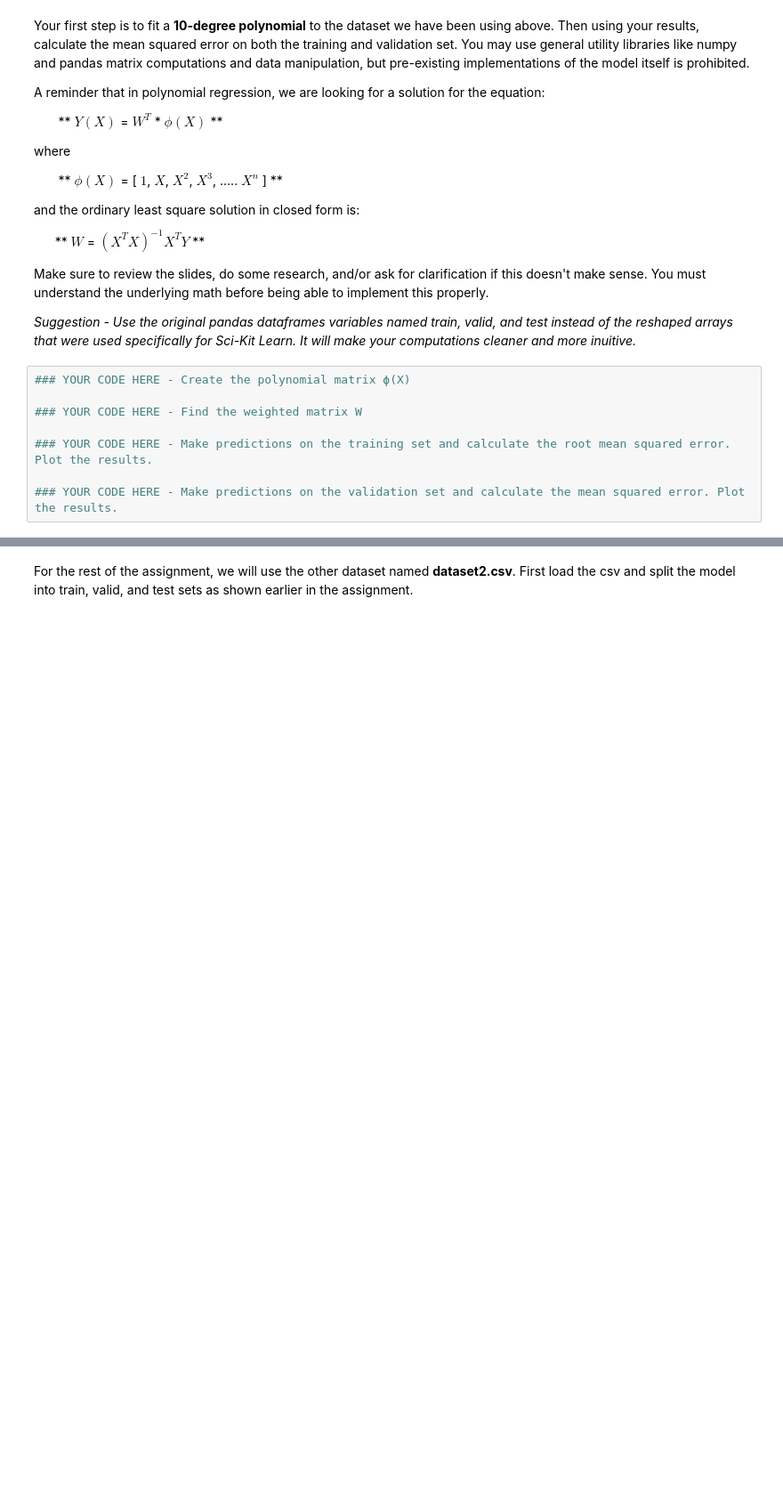
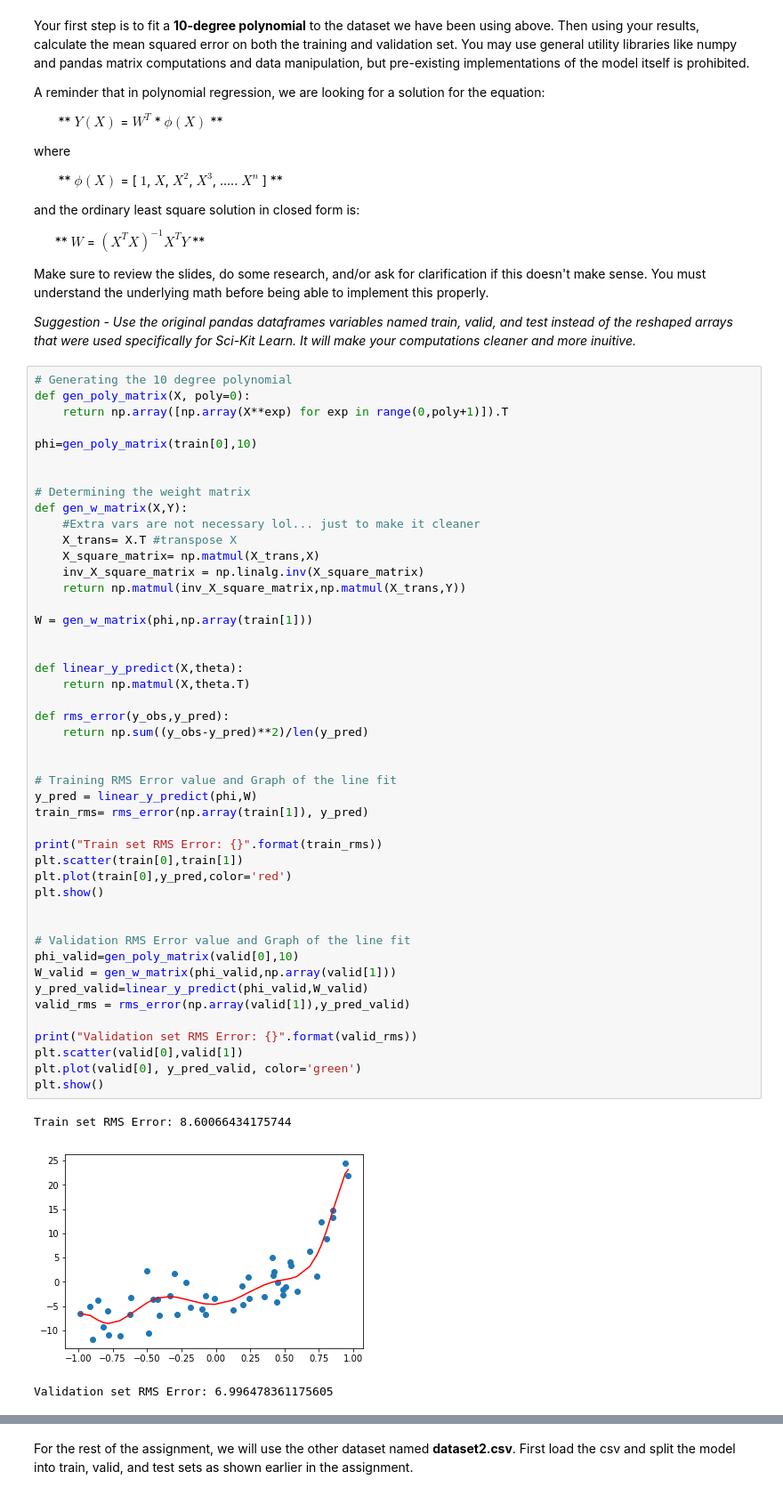
Before and after one commit to McGillAISociety/mais-bootcamp-w2019, a Jupyter notebook: Assignment2/Assignment 2.ipynb, the cells around one changed output, grey strips where cells are left out. Shown at 89% size. Saved outputs shown, nothing was run; the diff lists cells and outputs as text; blank space fills up the shorter version.

```diff
--- a/Assignment2/Assignment 2.ipynb
+++ b/Assignment2/Assignment 2.ipynb
@@ -168,11 +236,53 @@ and the ordinary least square solution in closed form is:
 Make sure to review the slides, do some research, and/or ask for clarification if this doesn't make sense. You must understand the underlying math before being able to implement this properly.
 
 *Suggestion - Use the original pandas dataframes variables named train, valid, and test instead of the reshaped arrays that were used specifically for Sci-Kit Learn. It will make your computations cleaner and more inuitive.*
-# %%
-### YOUR CODE HERE - Create the polynomial matrix ϕ(X)
-
-### YOUR CODE HERE - Find the weighted matrix W
-
-### YOUR CODE HERE - Make predictions on the training set and calculate the root mean squared error. Plot the results.
-
-### YOUR CODE HERE - Make predictions on the validation set and calculate the mean squared error. Plot the results.
+# %%
+# Generating the 10 degree polynomial
+def gen_poly_matrix(X, poly=0):
+    return np.array([np.array(X**exp) for exp in range(0,poly+1)]).T
+
+phi=gen_poly_matrix(train[0],10)
+
+
+# Determining the weight matrix
+def gen_w_matrix(X,Y):
+    #Extra vars are not necessary lol... just to make it cleaner
+    X_trans= X.T #transpose X
+    X_square_matrix= np.matmul(X_trans,X)
+    inv_X_square_matrix = np.linalg.inv(X_square_matrix)
+    return np.matmul(inv_X_square_matrix,np.matmul(X_trans,Y))
+
+W = gen_w_matrix(phi,np.array(train[1]))
+
+
+def linear_y_predict(X,theta):
+    return np.matmul(X,theta.T)
+
+def rms_error(y_obs,y_pred):
+    return np.sum((y_obs-y_pred)**2)/len(y_pred)
+
+
+# Training RMS Error value and Graph of the line fit
+y_pred = linear_y_predict(phi,W)
+train_rms= rms_error(np.array(train[1]), y_pred)
+
+print("Train set RMS Error: {}".format(train_rms))
+plt.scatter(train[0],train[1])
+plt.plot(train[0],y_pred,color='red')
+plt.show()
+
+
+# Validation RMS Error value and Graph of the line fit
+phi_valid=gen_poly_matrix(valid[0],10)
+W_valid = gen_w_matrix(phi_valid,np.array(valid[1]))
+y_pred_valid=linear_y_predict(phi_valid,W_valid)
+valid_rms = rms_error(np.array(valid[1]),y_pred_valid)
+
+print("Validation set RMS Error: {}".format(valid_rms))
+plt.scatter(valid[0],valid[1])
+plt.plot(valid[0], y_pred_valid, color='green')
+plt.show()
+# %% [output]
+Train set RMS Error: 8.60066434175744
+[figure, added]
+Validation set RMS Error: 6.996478361175605
```
Also changed, not shown: parts of 14 cells of this notebook, 1 other file.
